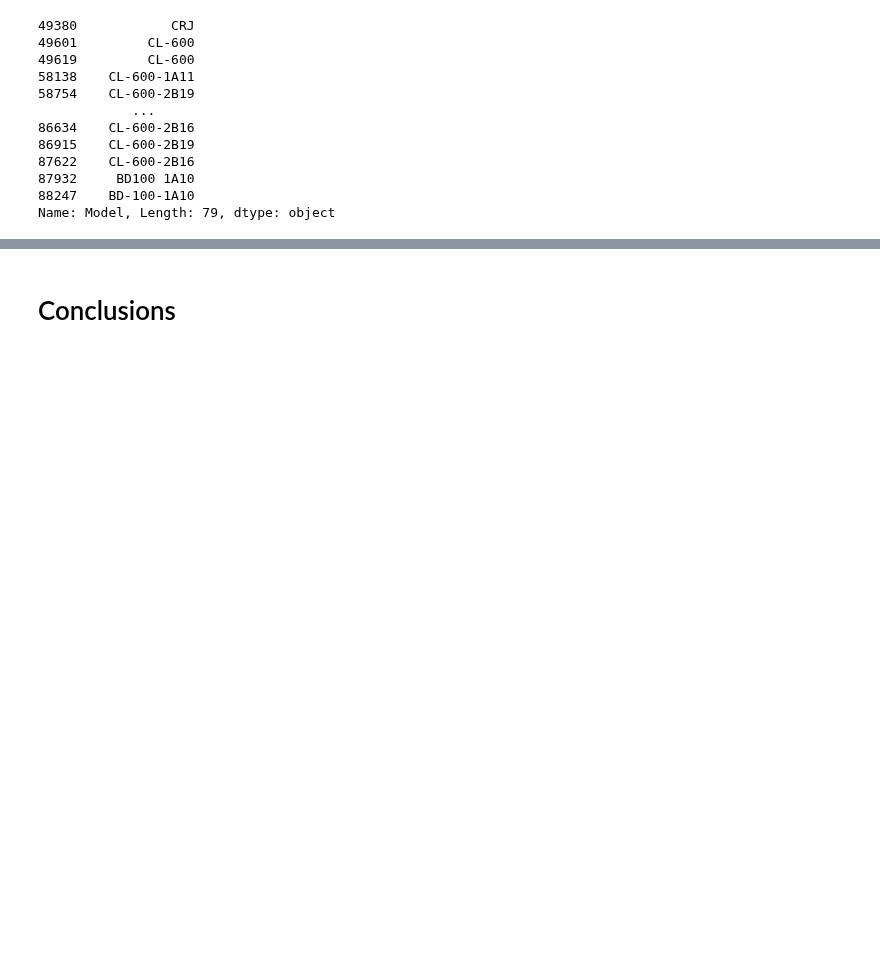
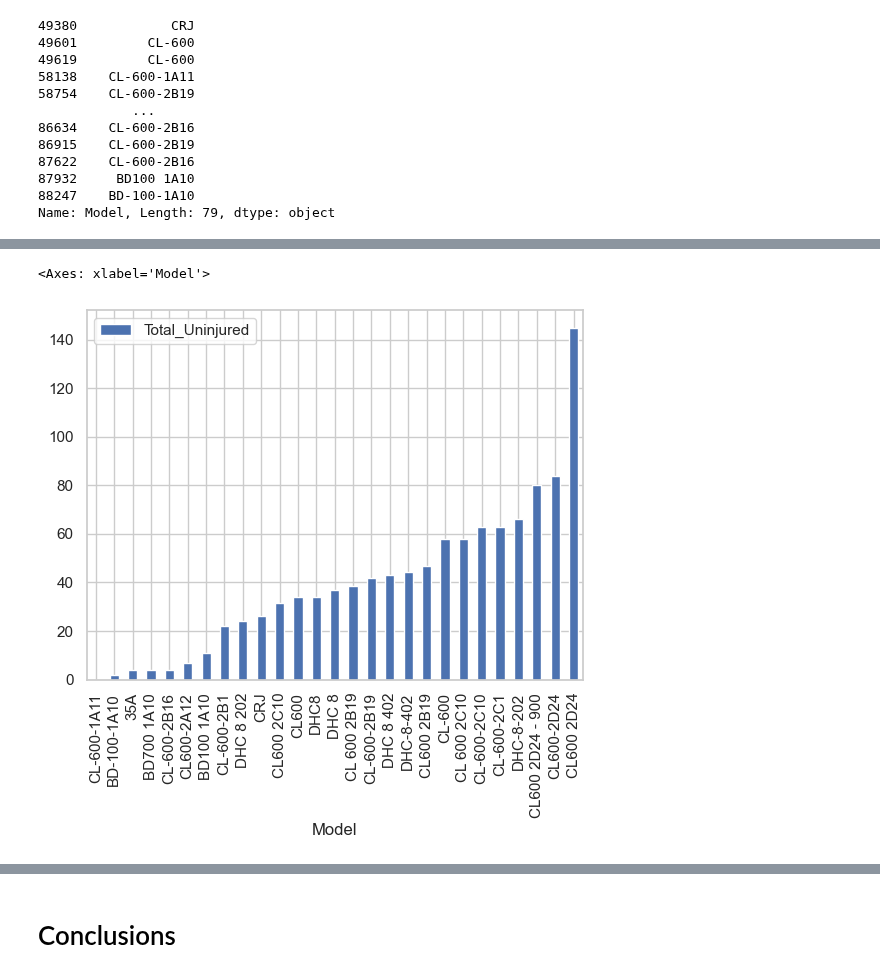
Before and after one commit to scarlettvalentin/aviation_project, a Jupyter notebook: notebook.ipynb, the cells around one changed output, grey strips where cells are left out. Cells and saved outputs as stored; diff of their text form; code cells hidden in the pictures; blank space fills up the shorter version.

```diff
--- a/notebook.ipynb
+++ b/notebook.ipynb
@@ -513,0 +446,7 @@ top_4_makes[(top_4_makes['Make']=='Bombardier') & (top_4_makes['Region']=='south
+# %%
+## DELETE
+top_4_makes[(top_4_makes['Make']=='Bombardier') & (top_4_makes['Number_Of_Engines'] == 2)].groupby(['Model'])[['Total_Uninjured']]\
+    .mean().sort_values(by='Total_Uninjured', ascending=True).plot(kind='bar', stacked=True)
+# %% [output]
+<Axes: xlabel='Model'>
+[figure, added]
```
Also changed, not shown: parts of 30 cells of this notebook.
